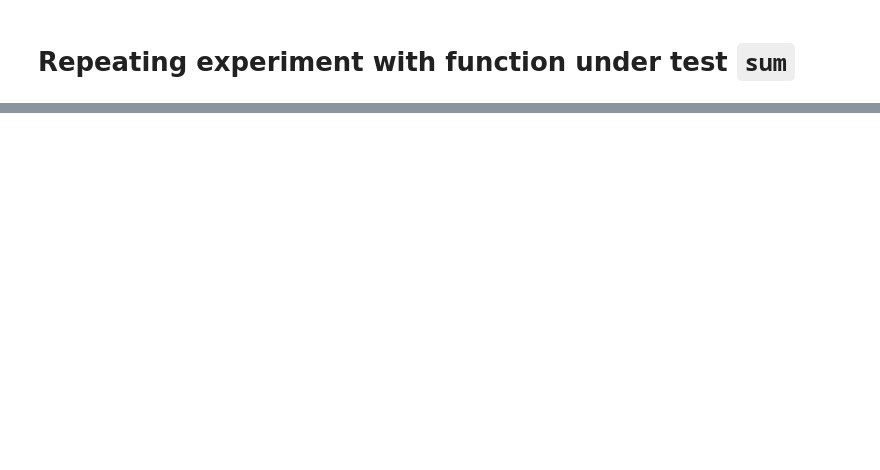
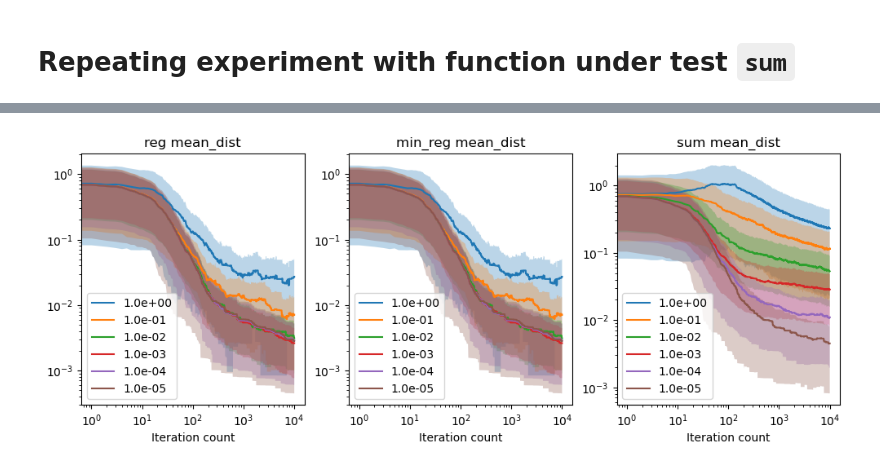
Before and after one commit to martinclaus/metamorphic-relation-detection, a Jupyter notebook: cost_functions.ipynb, the cells around one changed output, grey strips where cells are left out. Cells and saved outputs as stored; diff of their text form; code cells hidden in the pictures; blank space fills up the shorter version.

```diff
--- a/cost_functions.ipynb
+++ b/cost_functions.ipynb
@@ -156,0 +278,6 @@ for i, c_func_class in enumerate([Reg, MinReg]):
+# %%
+plot_hyper_parameter_sensitivity(
+    hyper_parameter_sensitivity_experiment(function_under_test["sum"])
+)
+# %% [output]
+[figure, added]
```
Also changed, not shown: parts of 16 cells of this notebook, 1 other file.
